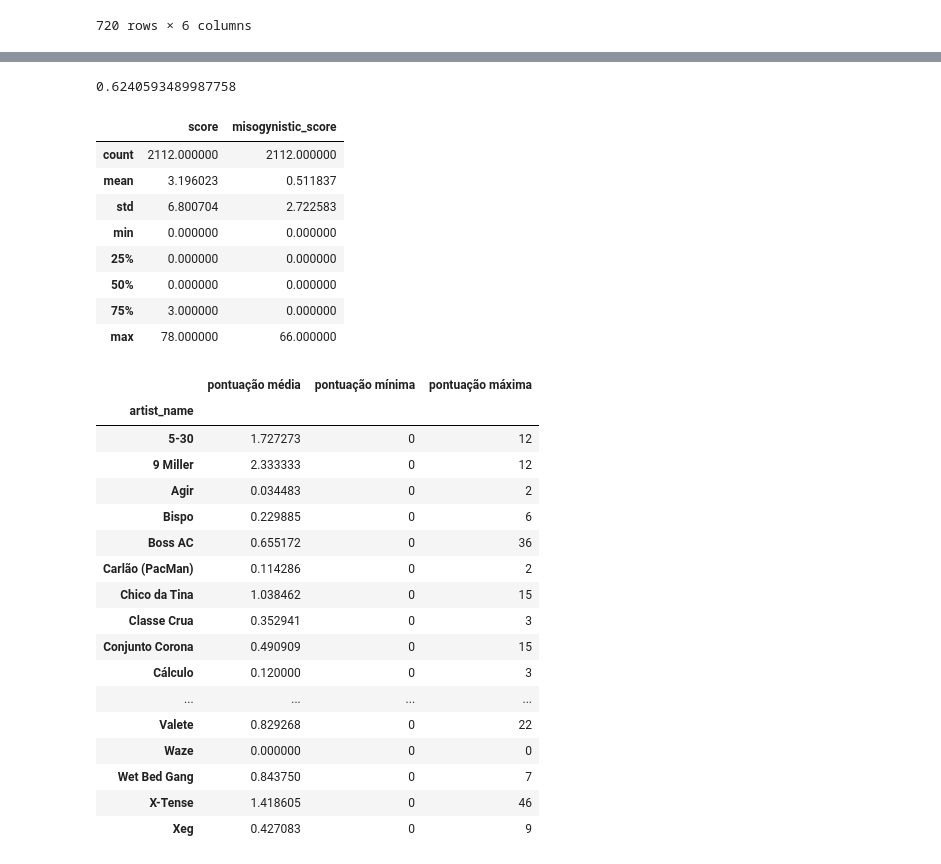
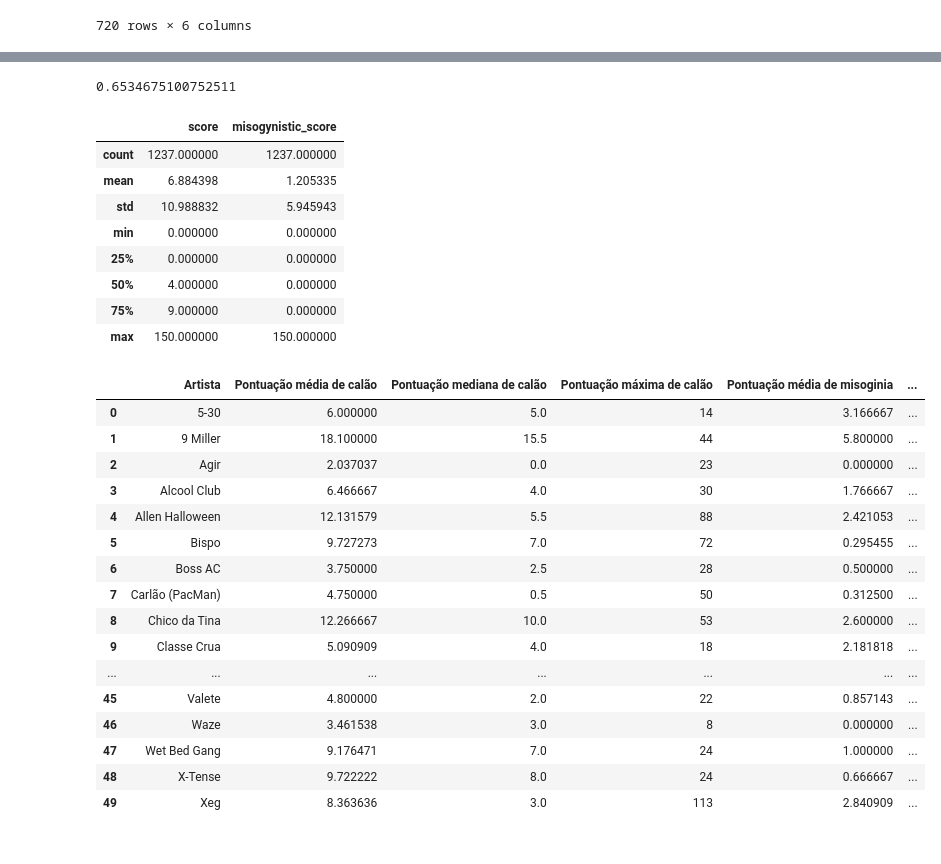
Before and after one commit to InterruptorPt/misonia-hip-hop-tuga, a Jupyter notebook: stats.ipynb, the cells around one changed output, grey strips where cells are left out. Drawn from its saved outputs; the diff is of its cells as text; code cells hidden in the pictures.

Commit message:
mega stats e score final

```diff
--- a/stats.ipynb
+++ b/stats.ipynb
@@ -10,6 +8,7 @@ import nltk
 from nltk.corpus import stopwords
 from nltk.tokenize import word_tokenize
 # %%
-dataset = pd.read_csv("teste.csv", parse_dates=["date"])
-dataset.info
+dataset = pd.read_csv("letras_final.csv", parse_dates=["date"])
+dataset.drop(['Unnamed: 0', 'Unnamed: 0.1' ], axis = 1, inplace = True)
+dataset.isna().sum()
 # %% [output]
@@ -33,3 +22,0 @@ dataset.info
-# %%
-dataset.drop('Unnamed: 0', axis = 1, inplace = True)
-dataset.isna().sum()
@@ -209,7 +170,7 @@ Name: misogynistic_score, dtype: float64
 # correlating misogyny with swearing
 dataset['score'].corr(dataset["misogynistic_score"])
 # %% [output]
-0.6240593489987758
+0.6534675100752511
 # %%
 #describing swearing and misogyny scores
 
@@ -218,40 +179,45 @@ two_columns_of_data = dataset[columns_of_interest]
 two_columns_of_data.describe()
 # %% [output]
 |  | score | misogynistic_score |
-| count | 2112.000000 | 2112.000000 |
-| mean | 3.196023 | 0.511837 |
-| std | 6.800704 | 2.722583 |
+| count | 1237.000000 | 1237.000000 |
+| mean | 6.884398 | 1.205335 |
+| std | 10.988832 | 5.945943 |
 | min | 0.000000 | 0.000000 |
 | 25% | 0.000000 | 0.000000 |
-| 50% | 0.000000 | 0.000000 |
-| 75% | 3.000000 | 0.000000 |
-| max | 78.000000 | 66.000000 |
+| 50% | 4.000000 | 0.000000 |
+| 75% | 9.000000 | 0.000000 |
+| max | 150.000000 | 150.000000 |
 # %%
 #describing misogyny per artist
 
 misogyny_score_chart = pd.DataFrame()
 
-misogyny_score_chart["pontuação média"] = dataset.groupby(["artist_name"])["misogynistic_score"].mean()
-misogyny_score_chart["pontuação mínima"] = dataset.groupby(["artist_name"])["misogynistic_score"].min()
-misogyny_score_chart["pontuação máxima"] = dataset.groupby(["artist_name"])["misogynistic_score"].max()
+misogyny_score_chart["Pontuação média de calão"] = dataset.groupby(["artist_name"])["score"].mean()
+misogyny_score_chart["Pontuação mediana de calão"] = dataset.groupby(["artist_name"])["score"].median()
+misogyny_score_chart["Pontuação máxima de calão"] = dataset.groupby(["artist_name"])["score"].max()
+misogyny_score_chart["Pontuação média de misoginia"] = dataset.groupby(["artist_name"])["misogynistic_score"].mean()
+misogyny_score_chart["Pontuação total de misoginia"] = dataset.groupby(["artist_name"])["misogynistic_score"].sum()
+misogyny_score_chart["Pontuação máxima de misoginia"] = dataset.groupby(["artist_name"])["misogynistic_score"].max()
+#misogyny_score_chart.reset_index(inplace=True)
+#misogyny_score_chart.rename(columns={'artist_name': 'Artista'}, inplace = True)
+
 #misogyny_score_chart.to_csv("misogyny_score_chart.csv")
 misogyny_score_chart
 # %% [output]
-|  | pontuação média | pontuação mínima | pontuação máxima |
-| artist_name |  |  |  |
-| 5-30 | 1.727273 | 0 | 12 |
-| 9 Miller | 2.333333 | 0 | 12 |
-| Agir | 0.034483 | 0 | 2 |
-| Bispo | 0.229885 | 0 | 6 |
-| Boss AC | 0.655172 | 0 | 36 |
-| Carlão (PacMan) | 0.114286 | 0 | 2 |
-| Chico da Tina | 1.038462 | 0 | 15 |
-| Classe Crua | 0.352941 | 0 | 3 |
-| Conjunto Corona | 0.490909 | 0 | 15 |
-| Cálculo | 0.120000 | 0 | 3 |
-| ... | ... | ... | ... |
-| Valete | 0.829268 | 0 | 22 |
-| Waze | 0.000000 | 0 | 0 |
-| Wet Bed Gang | 0.843750 | 0 | 7 |
-| X-Tense | 1.418605 | 0 | 46 |
-| Xeg | 0.427083 | 0 | 9 |
+|  | Artista | Pontuação média de calão | Pontuação mediana de calão | Pontuação máxima de calão | Pontuação média de misoginia | ... |
+| 0 | 5-30 | 6.000000 | 5.0 | 14 | 3.166667 | ... |
+| 1 | 9 Miller | 18.100000 | 15.5 | 44 | 5.800000 | ... |
+| 2 | Agir | 2.037037 | 0.0 | 23 | 0.000000 | ... |
+| 3 | Alcool Club | 6.466667 | 4.0 | 30 | 1.766667 | ... |
+| 4 | Allen Halloween | 12.131579 | 5.5 | 88 | 2.421053 | ... |
+| 5 | Bispo | 9.727273 | 7.0 | 72 | 0.295455 | ... |
+| 6 | Boss AC | 3.750000 | 2.5 | 28 | 0.500000 | ... |
+| 7 | Carlão (PacMan) | 4.750000 | 0.5 | 50 | 0.312500 | ... |
+| 8 | Chico da Tina | 12.266667 | 10.0 | 53 | 2.600000 | ... |
+| 9 | Classe Crua | 5.090909 | 4.0 | 18 | 2.181818 | ... |
+| ... | ... | ... | ... | ... | ... | ... |
+| 45 | Valete | 4.800000 | 2.0 | 22 | 0.857143 | ... |
+| 46 | Waze | 3.461538 | 3.0 | 8 | 0.000000 | ... |
+| 47 | Wet Bed Gang | 9.176471 | 7.0 | 24 | 1.000000 | ... |
+| 48 | X-Tense | 9.722222 | 8.0 | 24 | 0.666667 | ... |
+| 49 | Xeg | 8.363636 | 3.0 | 113 | 2.840909 | ... |
```
Also changed, not shown: parts of 16 cells of this notebook, 9 other files.
